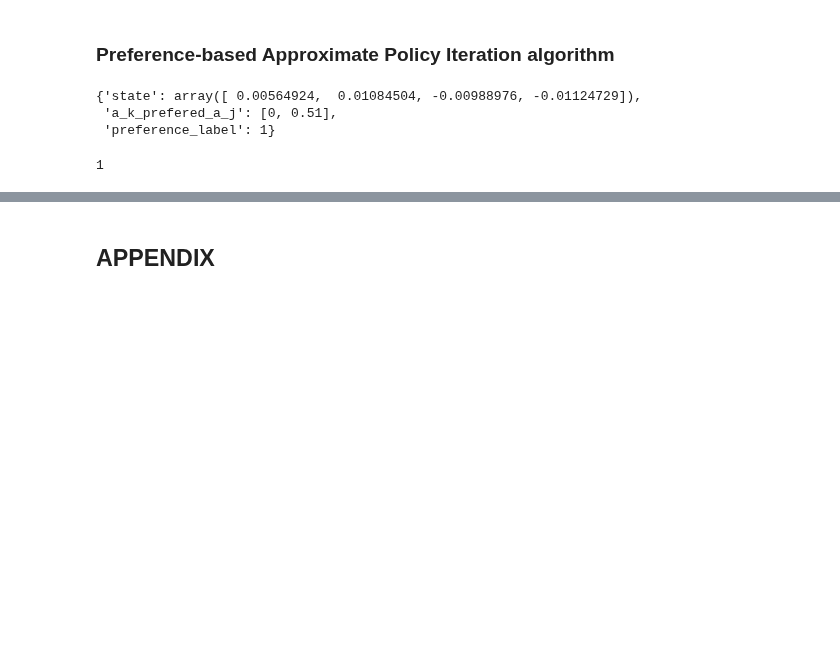
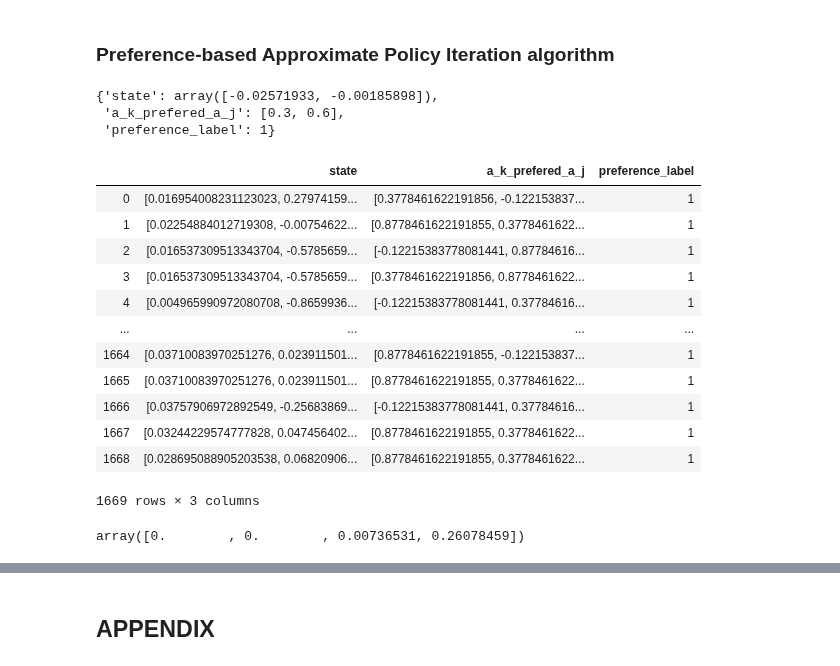
Before and after one commit to PandulaP/RL_Research, a Jupyter notebook: Pb_policy_iteration/exp_CatPole.ipynb, the cells around one changed output, grey strips where cells are left out. Saved outputs shown, nothing was run; the diff lists cells and outputs as text; code cells hidden in the pictures; blank space fills up the shorter version.

```diff
--- a/Pb_policy_iteration/exp_CatPole.ipynb
+++ b/Pb_policy_iteration/exp_CatPole.ipynb
@@ -61,22 +63,27 @@ def random_action(state):
 # %% [markdown]
 I generate random samples $S$ in this setting by simulating a uniform random number (max 100) of uniform random actions from the initial state. If the pendulum fell within this sequence, the procedure was repeated.
 # %%
-def generate_init_states_S():
+def generate_init_states_S(seed, filter_state=True):
     """this function returns a list of randomly generated initial states from the CartPole-v0 environment """
 
-    n_actions = np.random.randint(low=1, high=101)                   # how many actions to generate
+    np.random.seed(seed)
+
+    n_actions = np.random.randint(low=1, high=101)                # how many actions to generate
     seq_actions = np.random.randint(low=0,high=2,size=n_actions)  # random sequence of actions
 
     init_states_S = []   # to store initial states
 
     env = gym.make('CartPole-v0')
     env.reset()
-    env.action_space.seed(16)
 
     for action in seq_actions:
 
         state, reward, done, info = env.step(action)  # implement the actions in the random sequence
-        init_states_S.append(state)                   # append the environment state to list (here, I store all 4 state observations: not only angular velocity and angle)
+
+        if filter_state:
+            init_states_S.append(state_filter(state)) # append the environment state to list (only angular velocity and angle)
+        else:
+            init_states_S.append(state) # all 4 state observations
 
         if done: # the episode ends either if the pole is > 15 deg from vertical or the cart move by > 2.4 unit from the centre
             env.reset()
@@ -87,15 +94,14 @@ def generate_init_states_S():
 # %% [markdown]
  Generate a sequence of intial states (for $S$) and display first 10
 # %%
-init_states_S = generate_init_states_S() # randomly generated states initial
+init_states_S = generate_init_states_S(16) # randomly generated states initial
 
 env = gym.make('CartPole-v0') # create inv. pend environment
 env = env.unwrapped           # unwrap the environment to send custom initial states
-
 fig = plt.figure(figsize=(20,5))
 
 for i in range(10):
-    env.state = init_states_S[i]
+    env.state = np.concatenate((np.array([0.0,0.0]),init_states_S[i])) # manually adding cart-posi & cart-velocity
     fig.add_subplot(2,5,i+1)
     plt.imshow(env.render(mode="rgb_array"))
     env.close()
@@ -161,8 +167,15 @@ def evaluate_preference(starting_state
 
     policy = policy              # policy to follow in roll-outs
     n_rollouts = n_rollouts      # number of roll-outs to generate
-    s_init = starting_state      # starting state
     gamma = discount_fac         # discount factor
+
+    # state is 4 dimensional by default: if only 2 give, has to expand to 4 dimensions
+    if len(starting_state) == 2:
+        # manually define state-values for 'cart-position' & 'cart-velocity'
+        cart_posi, cart_velo = 0,0
+        s_init = np.concatenate((np.array([cart_posi,cart_velo]),starting_state))
+    else:
+        s_init = starting_state
 
     # dict. to store actions
     actions = { 'one' : action_1
@@ -187,8 +200,9 @@ def evaluate_preference(starting_state
 
             env.state = s_init  # set the starting state
 
-            # perform action action value is rounded to discretize
-            observation, reward, done, info = env.step(round(action_value))
+            # absolute of the rounded action value is applied in case action space is partitioned
+            #print(abs(round(action_value)))
+            observation, reward, done, info = env.step(int(abs(round(action_value))))
 
             r[action_key][rollout] = reward # add the immediate reward of the action
 
@@ -209,22 +223,18 @@ def evaluate_preference(starting_state
 
     # return preference info. to generate training data
     if avg_r['one'] > avg_r['two']:
-        return {'state': s_init
+        return {'state': s_init[[2,3]] if len(s_init)>2 else s_init # only use the angel and velocity of pendulum for state
                , 'a_k_prefered_a_j' : [actions['one'],actions['two']]
                , 'preference_label' : 1}
     elif avg_r['two'] > avg_r['one']:
-        return {'state': s_init
+        return {'state': s_init[[2,3]] if len(s_init)>2 else s_init  # only use the angel and velocity of pendulum for state
                , 'a_k_prefered_a_j' : [actions['two'],actions['one']]
                , 'preference_label' : 1}
     else:
         return None
 # %%
-evaluate_preference(env.reset(),0.51,0,random_action)
+evaluate_preference(env.reset(),0.3,0.6,random_action)
 # %% [output]
-{'state': array([ 0.00564924,  0.01084504, -0.00988976, -0.01124729]),
- 'a_k_prefered_a_j': [0, 0.51],
+{'state': array([-0.02571933, -0.00185898]),
+ 'a_k_prefered_a_j': [0.3, 0.6],
  'preference_label': 1}
-# %%
-round(0.51)
-# %% [output]
-1
@@ -239,0 +298,16 @@ round(0.51)
+# %%
+pd.DataFrame(train_data)
+# %% [output]
+|  | state | a_k_prefered_a_j | preference_label |
+| 0 | [0.016954008231123023, 0.27974159... | [0.3778461622191856, -0.122153837... | 1 |
+| 1 | [0.02254884012719308, -0.00754622... | [0.8778461622191855, 0.3778461622... | 1 |
+| 2 | [0.016537309513343704, -0.5785659... | [-0.12215383778081441, 0.87784616... | 1 |
+| 3 | [0.016537309513343704, -0.5785659... | [0.3778461622191856, 0.8778461622... | 1 |
+| 4 | [0.004965990972080708, -0.8659936... | [-0.12215383778081441, 0.37784616... | 1 |
+| ... | ... | ... | ... |
+| 1664 | [0.03710083970251276, 0.023911501... | [0.8778461622191855, -0.122153837... | 1 |
+| 1665 | [0.03710083970251276, 0.023911501... | [0.8778461622191855, 0.3778461622... | 1 |
+| 1666 | [0.03757906972892549, -0.25683869... | [-0.12215383778081441, 0.37784616... | 1 |
+| 1667 | [0.03244229574777828, 0.047456402... | [0.8778461622191855, 0.3778461622... | 1 |
+| 1668 | [0.028695088905203538, 0.06820906... | [0.8778461622191855, 0.3778461622... | 1 |
+1669 rows × 3 columns
@@ -239,0 +318,5 @@ round(0.51)
+# %%
+c_posi, c_velo = 0,0 # manually define state-values for 'cart-position' & 'cart-velocity'
+np.concatenate((np.array([c_posi,c_velo]),sample_states[0]))
+# %% [output]
+array([0.        , 0.        , 0.00736531, 0.26078459])
```
Also changed, not shown: parts of 9 cells of this notebook, 10 other files.
